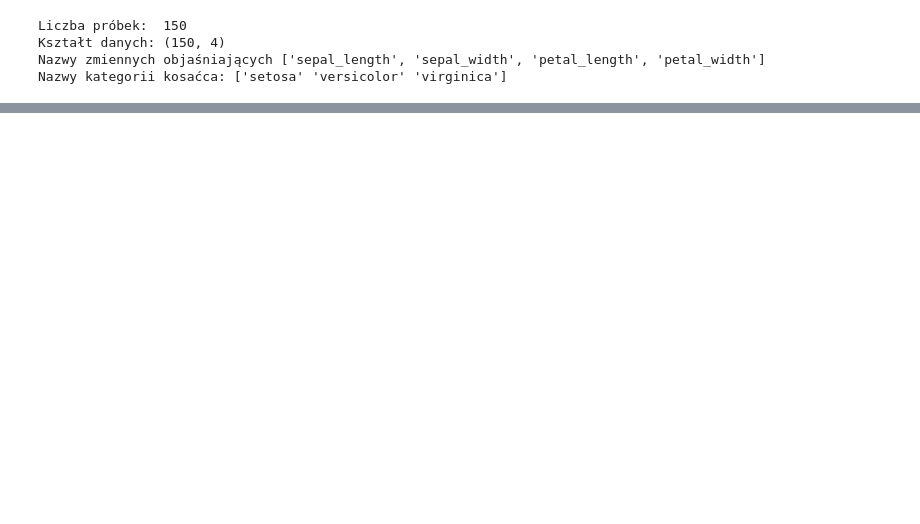
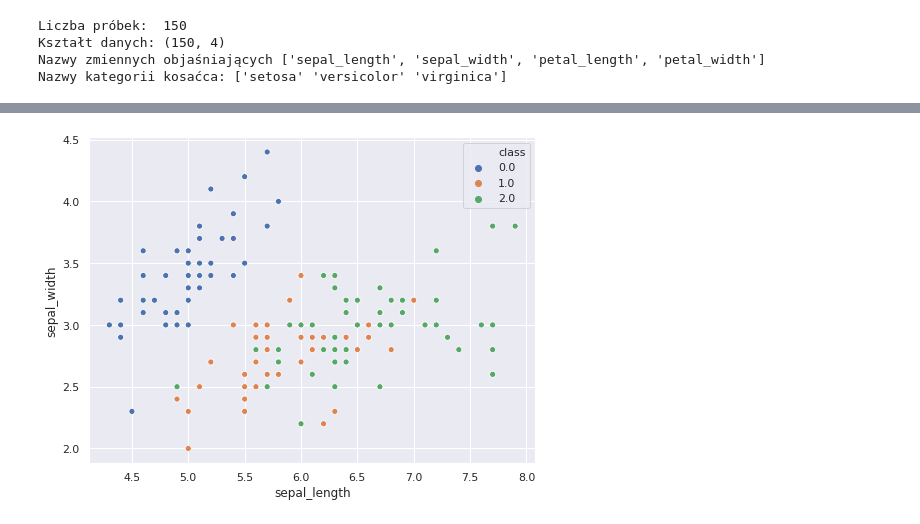
Before and after one commit to nefetorve/big_data, a Jupyter notebook: 06_uczenie_maszynowe/drzewa_decyzyjne.ipynb, the cells around one changed output, grey strips where cells are left out. Saved outputs shown, nothing was run; the diff lists cells and outputs as text; code cells hidden in the pictures; blank space fills up the shorter version.

```diff
--- a/06_uczenie_maszynowe/drzewa_decyzyjne.ipynb
+++ b/06_uczenie_maszynowe/drzewa_decyzyjne.ipynb
@@ -27,0 +40,4 @@ Nazwy kategorii kosaćca: ['setosa' 'versicolor' 'virginica']
+# %%
+data_targets = np.c_[data,targets]
+df = pd.DataFrame(data_targets,columns=feature_names + ['class'])
+df.head()
@@ -27,0 +60,5 @@ Nazwy kategorii kosaćca: ['setosa' 'versicolor' 'virginica']
+# %%
+plt.figure(figsize=(8, 6))
+_ = sns.scatterplot('sepal_length', 'sepal_width', hue='class', data=df, legend='full', palette=sns.color_palette()[:3])
+# %% [output]
+[figure, added]
```
Also changed, not shown: parts of 15 cells of this notebook.
